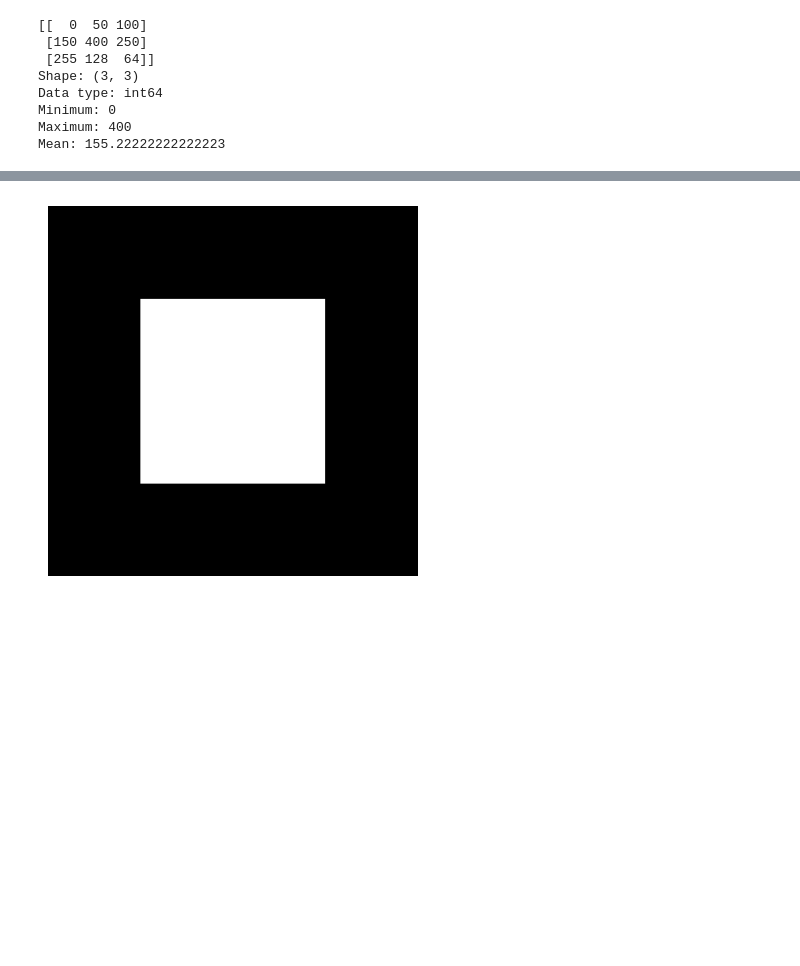
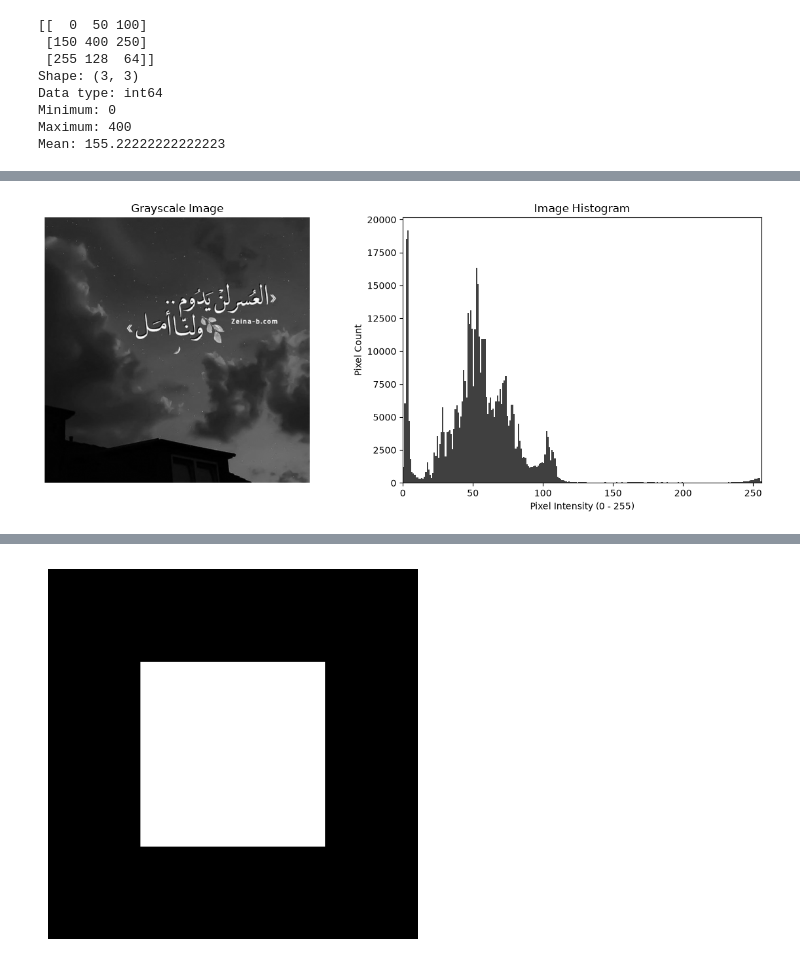
Before and after one commit to hmadi1yousef111-collab/MOHAMMED, a Jupyter notebook: Untitled-1.ipynb, the cells around one changed output, grey strips where cells are left out. Saved outputs shown, nothing was run; the diff lists cells and outputs as text; code cells hidden in the pictures; blank space fills up the shorter version.

```diff
--- a/Untitled-1.ipynb
+++ b/Untitled-1.ipynb
@@ -23,0 +52,34 @@ Mean: 155.22222222222223
+# %%
+import cv2
+from PIL import Image
+import numpy as np
+import matplotlib.pyplot as plt
+
+# 1. قراءة الصورة وتحويلها إلى مصفوفة رمادية
+img = Image.open(r"C:\Users\PC-LAB1\Desktop\immge processing\ed44b0c4f03794879c13e936928a7d69.jpg")
+image = np.array(img)
+
+# إذا كانت ملونة تحول إلى رمادي
+if image.ndim == 3:
+    image = cv2.cvtColor(image, cv2.COLOR_RGB2GRAY)
+
+# 2. عرض الصورة والهستوجرام جنباً إلى جنب
+fig, axes = plt.subplots(1, 2, figsize=(12, 5))
+
+# عرض الصورة
+axes[0].imshow(image, cmap="gray")
+axes[0].set_title("Grayscale Image")
+axes[0].axis("off")
+
+# رسم الهستوجرام باستخدام plt.hist
+# .ravel() تقوم بتحويل مصفوفة الصورة ثنائية الأبعاد إلى مصفوفة أحادية 1D
+axes[1].hist(image.ravel(), bins=256, range=[0, 256], color="black", alpha=0.75)
+axes[1].set_title("Image Histogram")
+axes[1].set_xlabel("Pixel Intensity (0 - 255)")
+axes[1].set_ylabel("Pixel Count")
+axes[1].set_xlim([0, 256])
+
+plt.tight_layout()
+plt.show()
+# %% [output]
+[figure, added]
```
Also changed, not shown: parts of 3 cells of this notebook.
